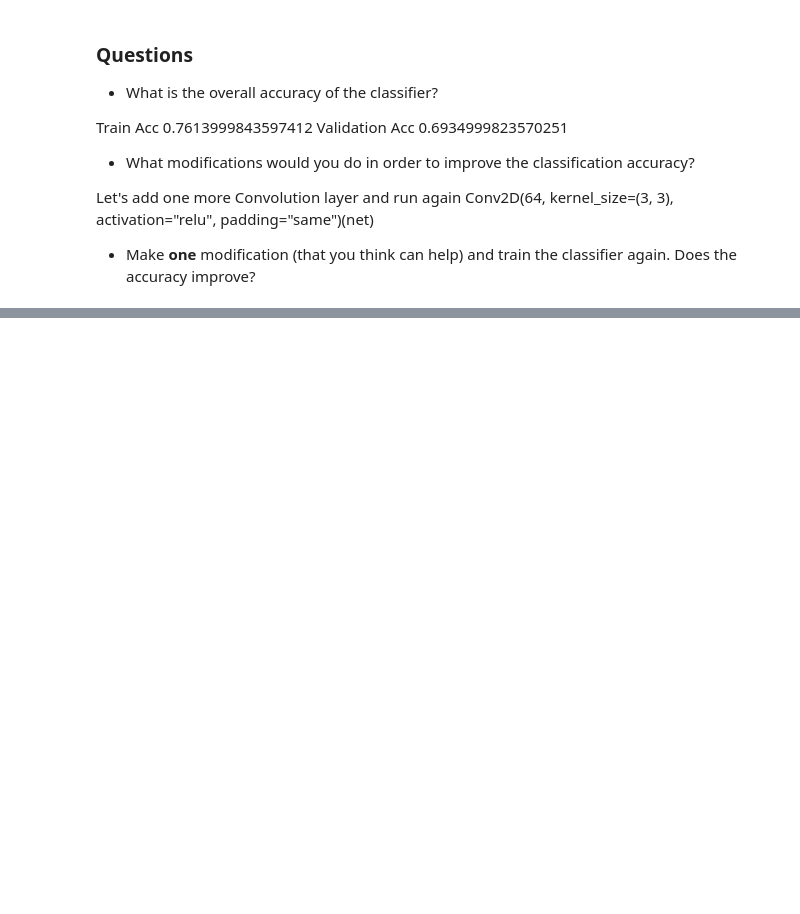
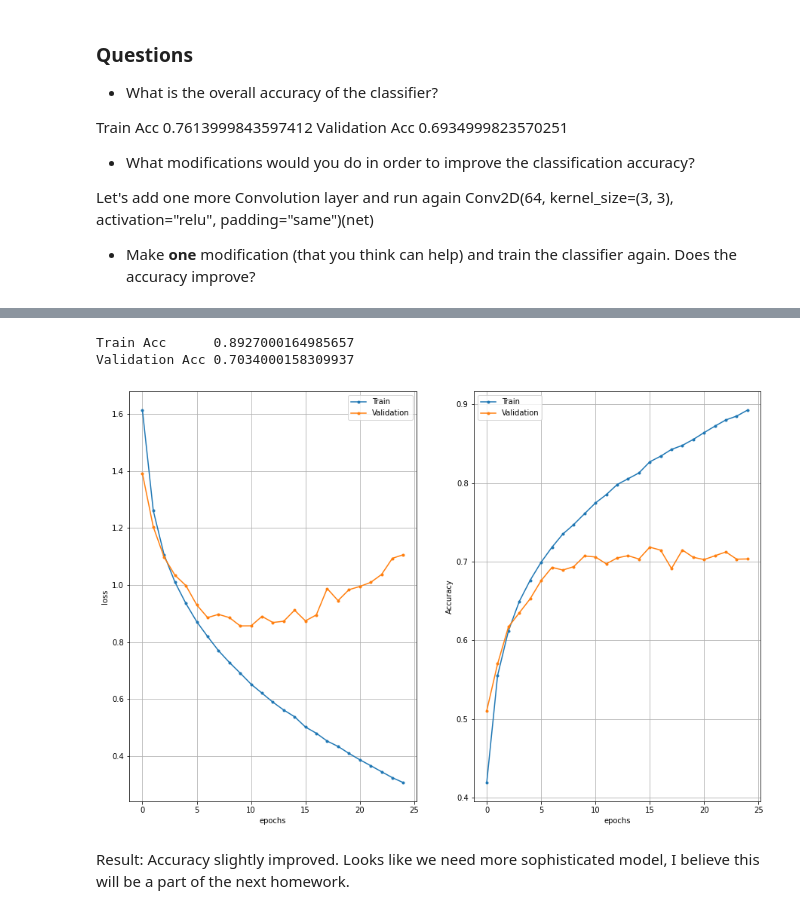
Before and after one commit to Valeriy77/cv_training, a Jupyter notebook: Homework13.ipynb, the cells around one changed output, grey strips where cells are left out. Saved outputs shown, nothing was run; the diff lists cells and outputs as text; code cells hidden in the pictures; blank space fills up the shorter version.

```diff
--- a/Homework13.ipynb
+++ b/Homework13.ipynb
@@ -426,0 +530,21 @@ Validation Acc 0.7150999903678894
+# %%
+# Show training history (this cell is complete, nothing to implement here :-) )
+h = history.history
+epochs = range(len(h['loss']))
+
+plt.subplot(121), plt.plot(epochs, h['loss'], '.-', epochs, h['val_loss'], '.-')
+plt.grid(True), plt.xlabel('epochs'), plt.ylabel('loss')
+plt.legend(['Train', 'Validation'])
+plt.subplot(122), plt.plot(epochs, h['accuracy'], '.-',
+                           epochs, h['val_accuracy'], '.-')
+plt.grid(True), plt.xlabel('epochs'), plt.ylabel('Accuracy')
+plt.legend(['Train', 'Validation'])
+
+print('Train Acc     ', h['accuracy'][-1])
+print('Validation Acc', h['val_accuracy'][-1])
+# %% [output]
+Train Acc      0.8927000164985657
+Validation Acc 0.7034000158309937
+[figure, added]
+# %% [markdown]
+Result: Accuracy slightly improved. Looks like we need more sophisticated model, I believe this will be a part of the next homework.
```
Also changed, not shown: parts of 16 cells of this notebook.
